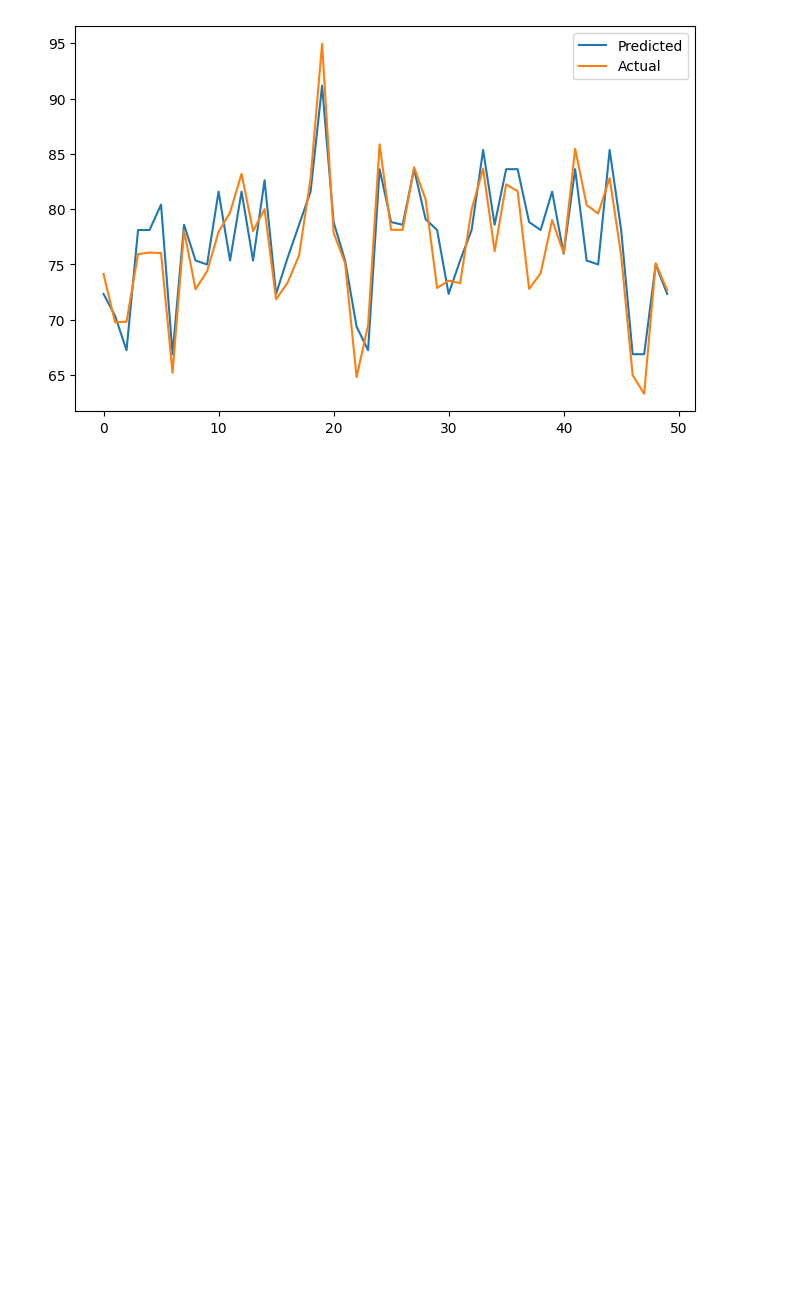
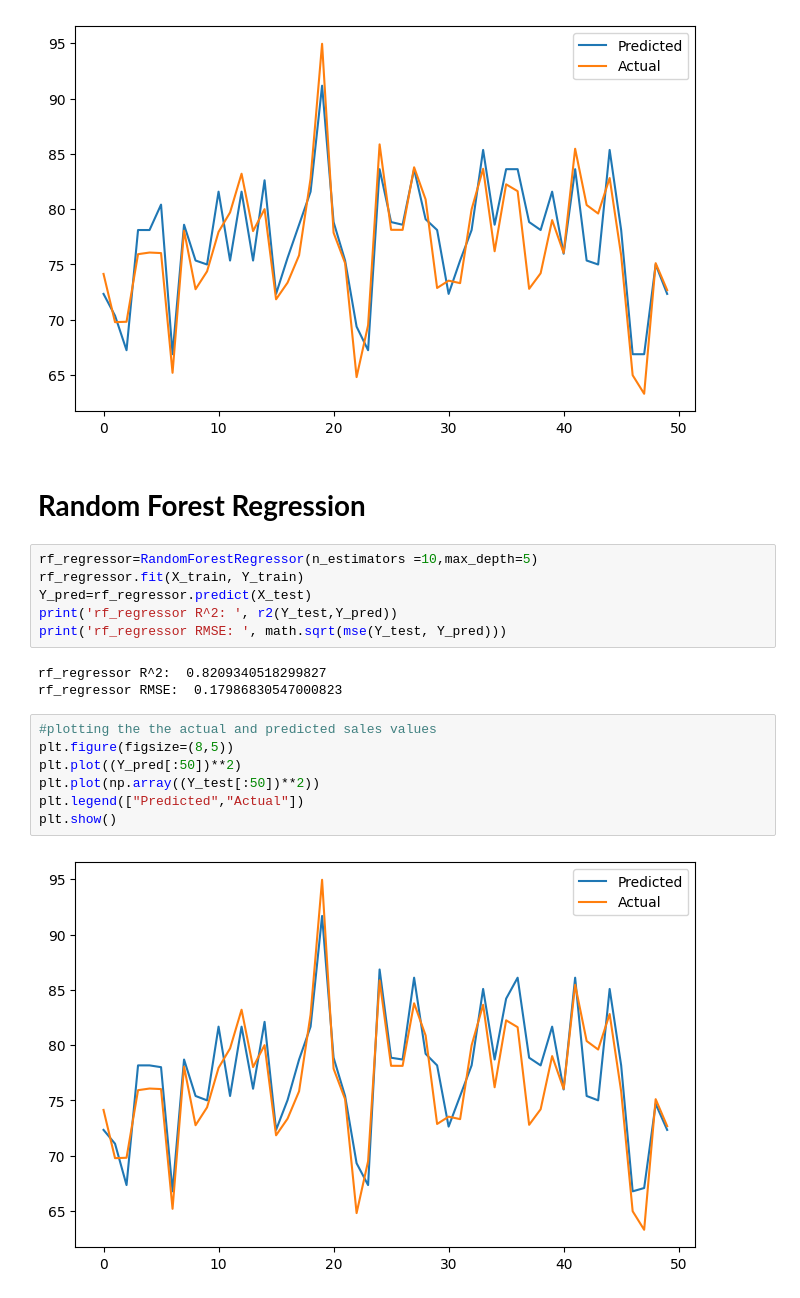
Before and after one commit to DeepakSingh1992/REGRESSION-PROJECT, a Jupyter notebook: Regression_analysis_on_Rossmann_Store_sales_Dataset_by_Deepak_Singh.ipynb, the cells around one changed output. Drawn from its saved outputs; the diff is of its cells as text; blank space fills up the shorter version.

```diff
--- a/Regression_analysis_on_Rossmann_Store_sales_Dataset_by_Deepak_Singh.ipynb
+++ b/Regression_analysis_on_Rossmann_Store_sales_Dataset_by_Deepak_Singh.ipynb
@@ -1154,3 +1154,23 @@ plt.legend(["Predicted","Actual"])
 plt.show()
 # %% [output]
 [figure]
+# %% [markdown]
+# **Random Forest Regression**
+# %%
+rf_regressor=RandomForestRegressor(n_estimators =10,max_depth=5)
+rf_regressor.fit(X_train, Y_train)
+Y_pred=rf_regressor.predict(X_test)
+print('rf_regressor R^2: ', r2(Y_test,Y_pred))
+print('rf_regressor RMSE: ', math.sqrt(mse(Y_test, Y_pred)))
+# %% [output]
+rf_regressor R^2:  0.8209340518299827
+rf_regressor RMSE:  0.17986830547000823
+# %%
+#plotting the the actual and predicted sales values
+plt.figure(figsize=(8,5))
+plt.plot((Y_pred[:50])**2)
+plt.plot(np.array((Y_test[:50])**2))
+plt.legend(["Predicted","Actual"])
+plt.show()
+# %% [output]
+[figure, added]
```
Also changed, not shown: parts of 4 cells of this notebook.
